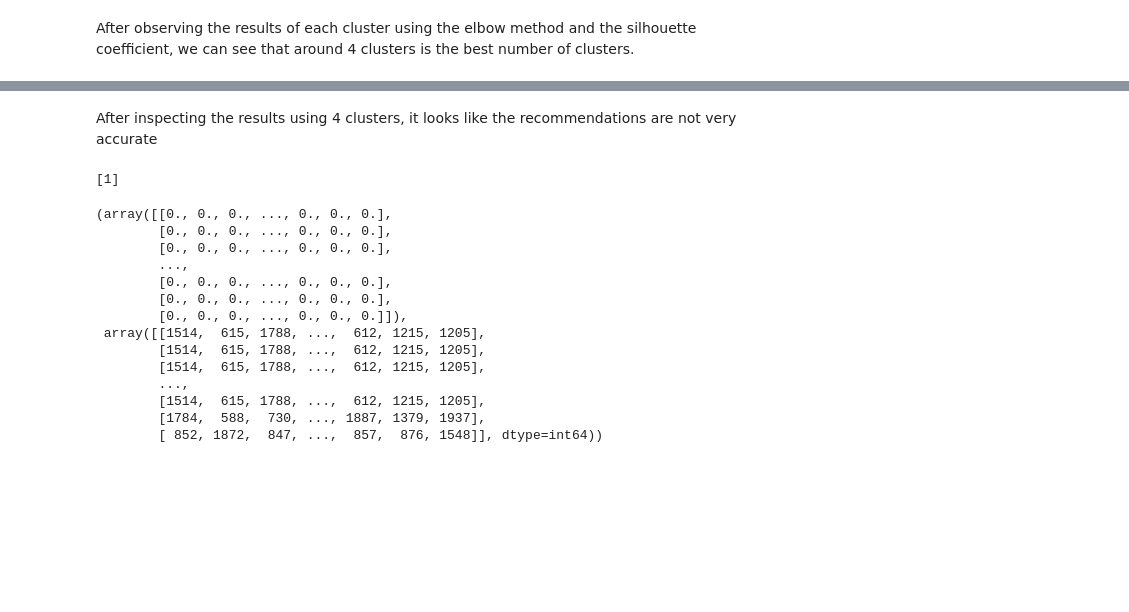
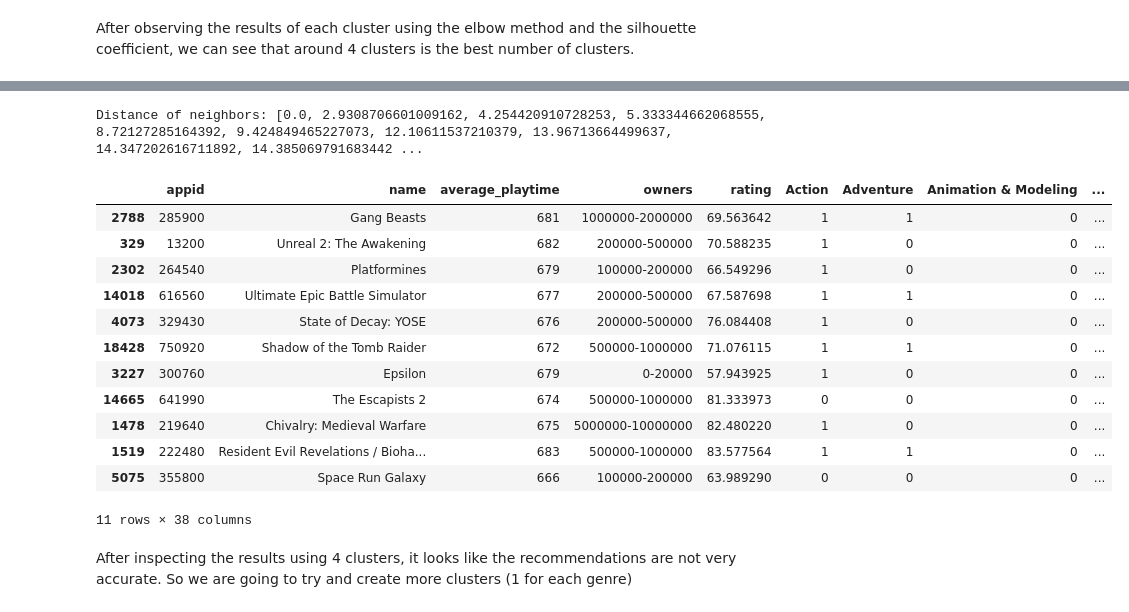
Before and after one commit to darrenchay/game_recommender, a Jupyter notebook: 2_clustering_sol.ipynb, the cells around one changed output, grey strips where cells are left out. Saved outputs shown, nothing was run; the diff lists cells and outputs as text; code cells hidden in the pictures; blank space fills up the shorter version.

```diff
--- a/2_clustering_sol.ipynb
+++ b/2_clustering_sol.ipynb
@@ -226,5 +225,5 @@ model = kmeans.fit_predict(data[features], sample_weight=data["weighted_score"])
 # %%
-data["kmeans_cluster"] = model
+data["kmeans_cluster_unweighted"] = model
 data.head()
 # %% [output]
 |  | appid | name | average_playtime | owners | rating | Action | Adventure | Animation & Modeling | ... |
@@ -237,26 +236,31 @@ data.head()
 # %%
-cluster = data[data["kmeans_cluster"] == 0]
+# cluster = data[data["kmeans_cluster"] == 0]
 
-model = NearestNeighbors(n_neighbors=10).fit(cluster[features])
-neighbors = model.kneighbors(X=cluster[features], n_neighbors=10, return_distance=True)
+# model = NearestNeighbors(n_neighbors=10).fit(cluster[features])
+# neighbors = model.kneighbors(X=cluster[features], n_neighbors=10, return_distance=True)
 # %%
 def get_recommendations(name, type):
     # Getting Cluster
     if type == 1:
         cluster_num = data[data["name"] == name]['kmeans_cluster']
         cluster = data[data["kmeans_cluster"] == int(cluster_num)]
-    else:
+    elif type == 2:
         cluster_num = data[data["name"] == name]['genres_cluster']
         cluster = data[data["genres_cluster"] == int(cluster_num)]
+    elif type == 3:
+        cluster_num = data[data["name"] == name]['genres_cluster_unweighted']
+        cluster = data[data["genres_cluster_unweighted"] == int(cluster_num)]
+    else:
+        cluster_num = data[data["name"] == name]['kmeans_cluster_unweighted']
+        cluster = data[data["kmeans_cluster_unweighted"] == int(cluster_num)]
     # Getting neighbors
-    model = NearestNeighbors(n_neighbors=10).fit(cluster[features])
-    neighbors = model.kneighbors(X=cluster[features], n_neighbors=10, return_distance=True)
+    game = cluster[cluster["name"] == name]
+    model = NearestNeighbors(n_neighbors=11).fit(cluster[features])
+    neighbors = model.kneighbors(X=game[features], return_distance=True)
 
     # Getting games
-    cluster.reset_index()
-    id = cluster.index[cluster["name"] == name].tolist()
-    indices = neighbors[1][id[0]].tolist()
-    print(neighbors[0][id[0]].tolist())
-    return cluster.iloc[indices]
+    indices = neighbors[1][0].tolist()
+    print("Distance of neighbors:", neighbors[0][0].tolist())
+    return cluster.iloc[indices[:]]
 # %%
 get_recommendations("Brawlhalla", 1)
@@ -263,5 +282,22 @@ get_recommendations("Brawlhalla", 1)
+# %%
+get_recommendations("Gang Beasts", 1)
+# %% [output]
+Distance of neighbors: [0.0, 2.9308706601009162, 4.254420910728253, 5.333344662068555, 8.72127285164392, 9.424849465227073, 12.10611537210379, 13.96713664499637, 14.347202616711892, 14.385069791683442 ...
+|  | appid | name | average_playtime | owners | rating | Action | Adventure | Animation & Modeling | ... |
+| 2788 | 285900 | Gang Beasts | 681 | 1000000-2000000 | 69.563642 | 1 | 1 | 0 | ... |
+| 329 | 13200 | Unreal 2: The Awakening | 682 | 200000-500000 | 70.588235 | 1 | 0 | 0 | ... |
+| 2302 | 264540 | Platformines | 679 | 100000-200000 | 66.549296 | 1 | 0 | 0 | ... |
+| 14018 | 616560 | Ultimate Epic Battle Simulator | 677 | 200000-500000 | 67.587698 | 1 | 1 | 0 | ... |
+| 4073 | 329430 | State of Decay: YOSE | 676 | 200000-500000 | 76.084408 | 1 | 0 | 0 | ... |
+| 18428 | 750920 | Shadow of the Tomb Raider | 672 | 500000-1000000 | 71.076115 | 1 | 1 | 0 | ... |
+| 3227 | 300760 | Epsilon | 679 | 0-20000 | 57.943925 | 1 | 0 | 0 | ... |
+| 14665 | 641990 | The Escapists 2 | 674 | 500000-1000000 | 81.333973 | 0 | 0 | 0 | ... |
+| 1478 | 219640 | Chivalry: Medieval Warfare | 675 | 5000000-10000000 | 82.480220 | 1 | 0 | 0 | ... |
+| 1519 | 222480 | Resident Evil Revelations / Bioha... | 683 | 500000-1000000 | 83.577564 | 1 | 1 | 0 | ... |
+| 5075 | 355800 | Space Run Galaxy | 666 | 100000-200000 | 63.989290 | 0 | 0 | 0 | ... |
+11 rows × 38 columns
 # %% [markdown]
-After inspecting the results using 4 clusters, it looks like the recommendations are not very accurate
+After inspecting the results using 4 clusters, it looks like the recommendations are not very accurate. So we are going to try and create more clusters (1 for each genre)
 # %%
 kmeans_genres = KMeans(n_clusters=22)
 model_genres = kmeans_genres.fit_predict(data[genres["genres"].tolist()], sample_weight=data["weighted_score"])
@@ -274,23 +304,0 @@ neighbors_genres = model2.kneighbors(X=cluster2[genres["genres"].tolist()], n_ne
-# %%
-id = cluster2.index[cluster2["name"] == "Team Fortress Classic"].tolist()
-print(id)
-indices = neighbors_genres[1][id[0]].tolist()
-cluster2.iloc[indices]
-# cluster2
-neighbors_genres
-# %% [output]
-[1]
-(array([[0., 0., 0., ..., 0., 0., 0.],
-        [0., 0., 0., ..., 0., 0., 0.],
-        [0., 0., 0., ..., 0., 0., 0.],
-        ...,
-        [0., 0., 0., ..., 0., 0., 0.],
-        [0., 0., 0., ..., 0., 0., 0.],
-        [0., 0., 0., ..., 0., 0., 0.]]),
- array([[1514,  615, 1788, ...,  612, 1215, 1205],
-        [1514,  615, 1788, ...,  612, 1215, 1205],
-        [1514,  615, 1788, ...,  612, 1215, 1205],
-        ...,
-        [1514,  615, 1788, ...,  612, 1215, 1205],
-        [1784,  588,  730, ..., 1887, 1379, 1937],
-        [ 852, 1872,  847, ...,  857,  876, 1548]], dtype=int64))
```
Also changed, not shown: parts of 21 cells of this notebook, 3 other files.
